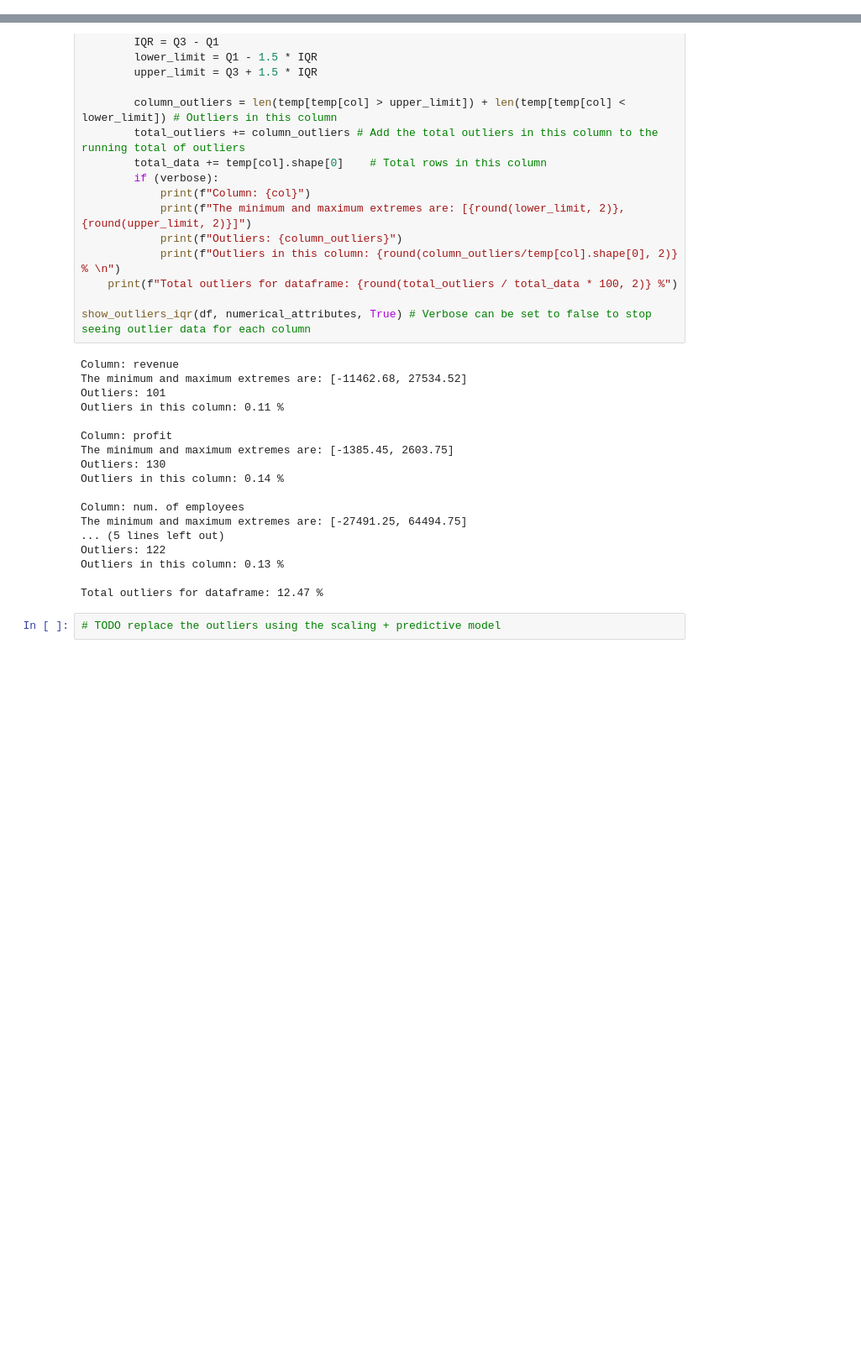
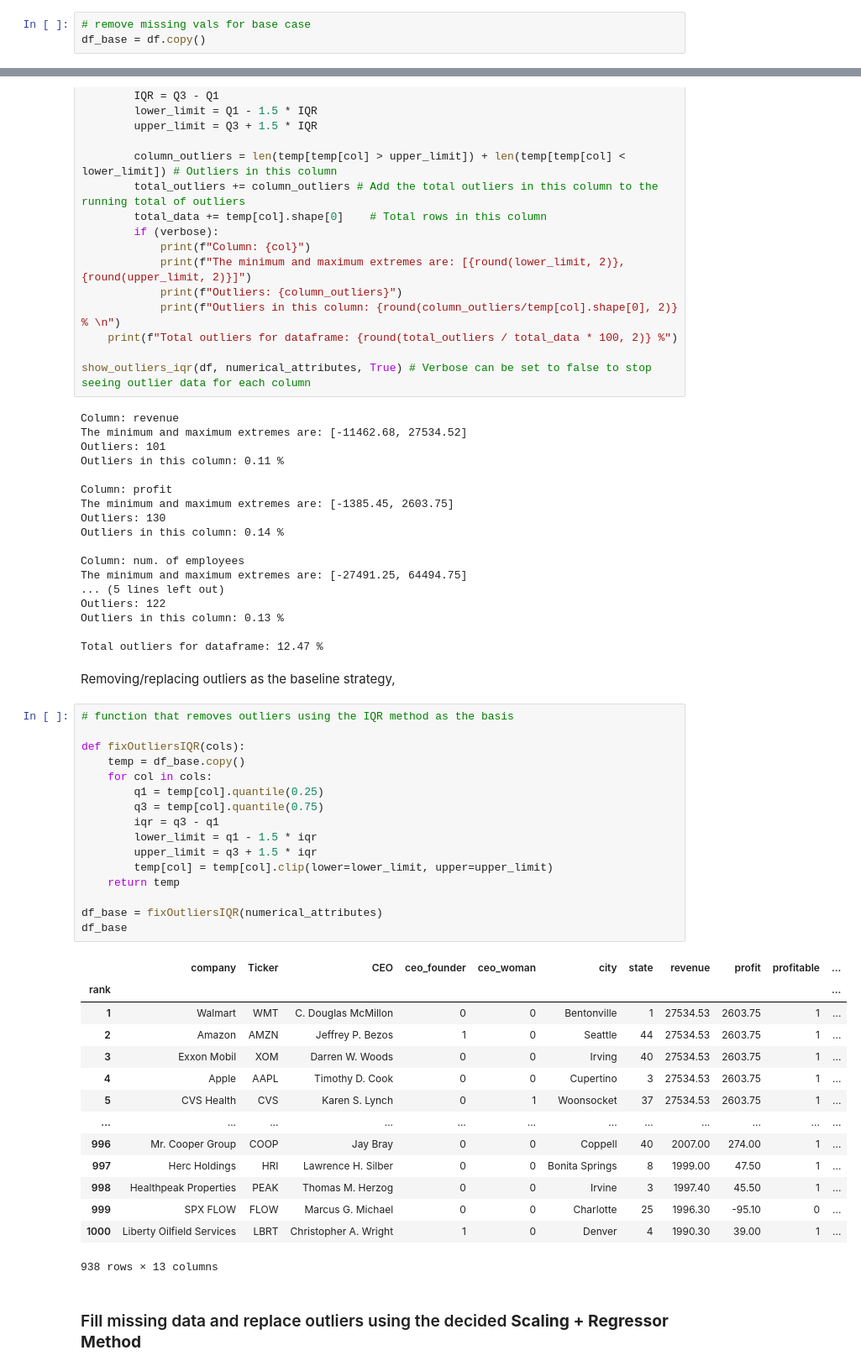
Before and after one commit to BrandonHardatt/fortune-1000, a Jupyter notebook: Project-Iteration2.ipynb, the cells around one changed output, grey strips where cells are left out. Shown: that part at 84% size. Saved outputs shown, nothing was run; the diff lists cells and outputs as text; blank space fills up the shorter version.

```diff
--- a/Project-Iteration2.ipynb
+++ b/Project-Iteration2.ipynb
@@ -370 +400,4 @@ dtype: float64
+# %%
+# remove missing vals for base case
+df_base = df.copy()
 # %% [markdown]
@@ -486,5 +480,39 @@ Outliers: 122
 Outliers in this column: 0.13 %
 
 Total outliers for dataframe: 12.47 %
-# %%
-# TODO replace the outliers using the scaling + predictive model
+# %% [markdown]
+
+Removing/replacing outliers as the baseline strategy,
+# %%
+# function that removes outliers using the IQR method as the basis
+
+def fixOutliersIQR(cols):
+    temp = df_base.copy()
+    for col in cols:
+        q1 = temp[col].quantile(0.25)
+        q3 = temp[col].quantile(0.75)
+        iqr = q3 - q1
+        lower_limit = q1 - 1.5 * iqr
+        upper_limit = q3 + 1.5 * iqr
+        temp[col] = temp[col].clip(lower=lower_limit, upper=upper_limit)
+    return temp
+
+df_base = fixOutliersIQR(numerical_attributes)
+df_base
+# %% [output]
+|  | company | Ticker | CEO | ceo_founder | ceo_woman | city | state | revenue | profit | profitable | ... |
+| rank |  |  |  |  |  |  |  |  |  |  | ... |
+| 1 | Walmart | WMT | C. Douglas McMillon | 0 | 0 | Bentonville | 1 | 27534.53 | 2603.75 | 1 | ... |
+| 2 | Amazon | AMZN | Jeffrey P. Bezos | 1 | 0 | Seattle | 44 | 27534.53 | 2603.75 | 1 | ... |
+| 3 | Exxon Mobil | XOM | Darren W. Woods | 0 | 0 | Irving | 40 | 27534.53 | 2603.75 | 1 | ... |
+| 4 | Apple | AAPL | Timothy D. Cook | 0 | 0 | Cupertino | 3 | 27534.53 | 2603.75 | 1 | ... |
+| 5 | CVS Health | CVS | Karen S. Lynch | 0 | 1 | Woonsocket | 37 | 27534.53 | 2603.75 | 1 | ... |
+| ... | ... | ... | ... | ... | ... | ... | ... | ... | ... | ... | ... |
+| 996 | Mr. Cooper Group | COOP | Jay Bray | 0 | 0 | Coppell | 40 | 2007.00 | 274.00 | 1 | ... |
+| 997 | Herc Holdings | HRI | Lawrence H. Silber | 0 | 0 | Bonita Springs | 8 | 1999.00 | 47.50 | 1 | ... |
+| 998 | Healthpeak Properties | PEAK | Thomas M. Herzog | 0 | 0 | Irvine | 3 | 1997.40 | 45.50 | 1 | ... |
+| 999 | SPX FLOW | FLOW | Marcus G. Michael | 0 | 0 | Charlotte | 25 | 1996.30 | -95.10 | 0 | ... |
+| 1000 | Liberty Oilfield Services | LBRT | Christopher A. Wright | 1 | 0 | Denver | 4 | 1990.30 | 39.00 | 1 | ... |
+938 rows × 13 columns
+# %% [markdown]
+### Fill missing data and replace outliers using the decided **Scaling + Regressor Method**
```
Also changed, not shown: parts of 33 cells of this notebook.
